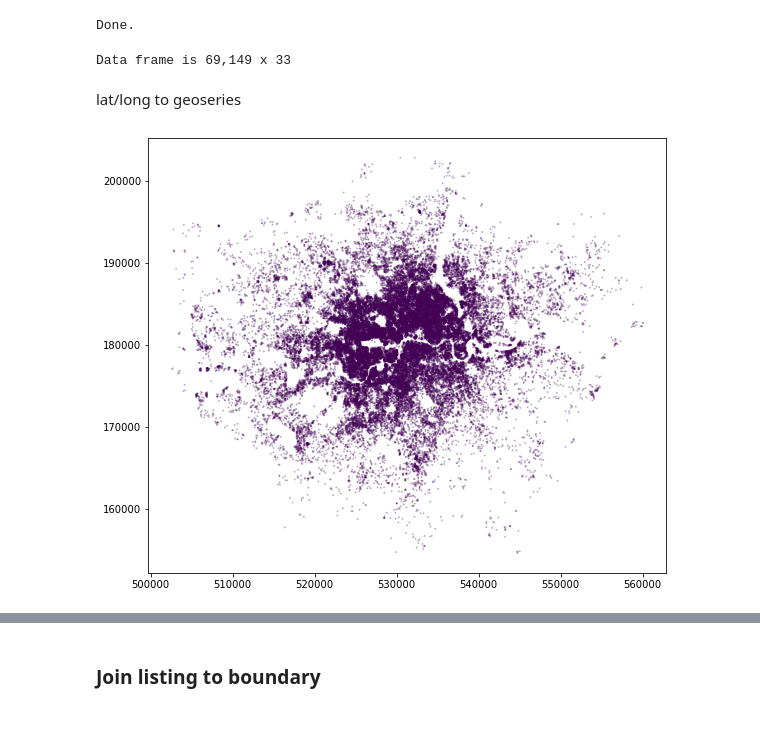
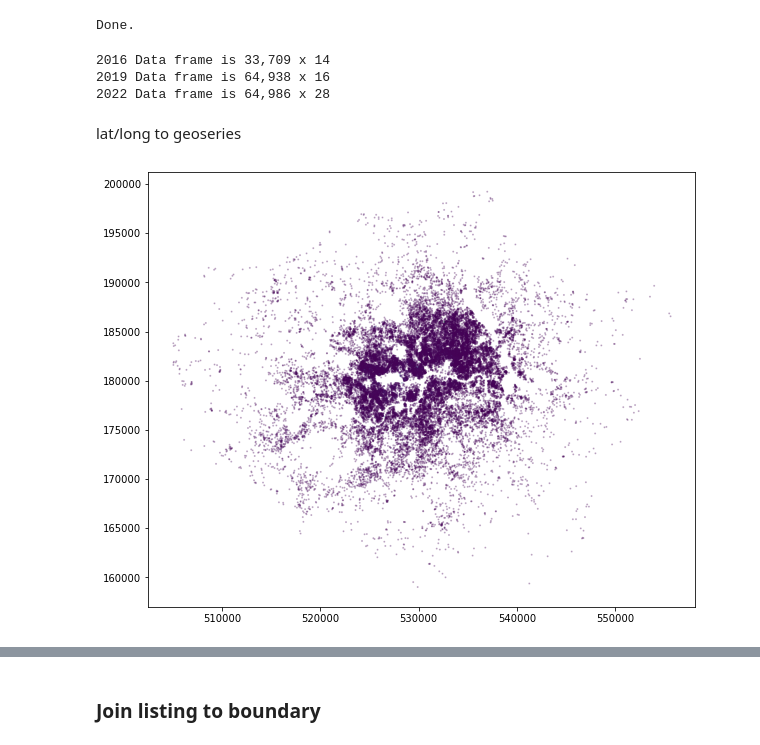
Before and after one commit to yichienchen99/fsds_group, a Jupyter notebook: Reproducible_Analysis.ipynb, the cells around one changed output, grey strips where cells are left out. Drawn from its saved outputs; the diff is of its cells as text; code cells hidden in the pictures.

```diff
--- a/Reproducible_Analysis.ipynb
+++ b/Reproducible_Analysis.ipynb
@@ -138,0 +435,8 @@ msoas.plot()
+# %%
+# Set download URL
+host   = 'https://orca.casa.ucl.ac.uk'
+path16 = '~jreades/data/London-2016-02-02-listings.csv.gz'
+url16  = f'{host}/{path16}'
+
+airbnb_2016 = pd.read_csv(url16, compression='gzip', low_memory=False)
+print(f"Data frame is {airbnb_2016.shape[0]:,} x {airbnb_2016.shape[1]}")
@@ -138,0 +445,12 @@ msoas.plot()
+# %%
+# save raw listing data locally
+path = os.path.join('data','raw')
+fn16 = url16.split('/')[-1]
+print(f"Writing to: {fn16}")
+
+if not os.path.exists(path):
+    print(f"Creating {path} under {os.getcwd()}")
+    os.makedirs(path)
+
+airbnb_2016.to_csv(os.path.join(path,fn16), index=False)
+print("Done.")
@@ -391,14 +1013,24 @@ df.reset_index().to_feather(os.path.join(path,fn.replace('.csv.gz','-testing.fea
 # %%
-df2 = pd.read_feather('data/clean/2022-09-10-listings.feather')
-print(f"Data frame is {df2.shape[0]:,} x {df2.shape[1]}")
+airbnb_2016_feather = pd.read_feather(os.path.join(path,fn16.replace('.csv.gz','.feather')))
+print(f"2016 Data frame is {airbnb_2016_feather.shape[0]:,} x {airbnb_2016_feather.shape[1]}")
+airbnb_2019_feather = pd.read_feather(os.path.join(path,fn19.replace('.csv.gz','.feather')))
+print(f"2019 Data frame is {airbnb_2019_feather.shape[0]:,} x {airbnb_2019_feather.shape[1]}")
+airbnb_2022_feather = pd.read_feather(os.path.join(path,fn22.replace('.csv.gz','.feather')))
+print(f"2022 Data frame is {airbnb_2022_feather.shape[0]:,} x {airbnb_2022_feather.shape[1]}")
 # %% [output]
-Data frame is 69,149 x 33
+2016 Data frame is 33,709 x 14
+2019 Data frame is 64,938 x 16
+2022 Data frame is 64,986 x 28
 # %% [markdown]
 lat/long to geoseries
 # %%
-gdf = gpd.GeoDataFrame(df2,
-      geometry=gpd.points_from_xy(df2.longitude, df2.latitude, crs='epsg:4326'))
+gdf2016 = gpd.GeoDataFrame(airbnb_2016_feather,
+      geometry=gpd.points_from_xy(airbnb_2016_feather.longitude, airbnb_2016_feather.latitude, crs='epsg:4326'))
+gdf2019 = gpd.GeoDataFrame(airbnb_2019_feather,
+      geometry=gpd.points_from_xy(airbnb_2019_feather.longitude, airbnb_2019_feather.latitude, crs='epsg:4326'))
+gdf2022 = gpd.GeoDataFrame(airbnb_2022_feather,
+      geometry=gpd.points_from_xy(airbnb_2022_feather.longitude, airbnb_2022_feather.latitude, crs='epsg:4326'))
 # %%
-gdf.to_crs('epsg:27700').plot(column='number_of_reviews_l30d', cmap='viridis', alpha=0.25, markersize=1, figsize=(12,8));
+gdf2016.to_crs('epsg:27700').plot(column='price', cmap='viridis', alpha=0.25, markersize=1, figsize=(12,8));
 # %% [output]
-[figure, old version]
+[figure, new version]
```
Also changed, not shown: parts of 137 cells of this notebook.
